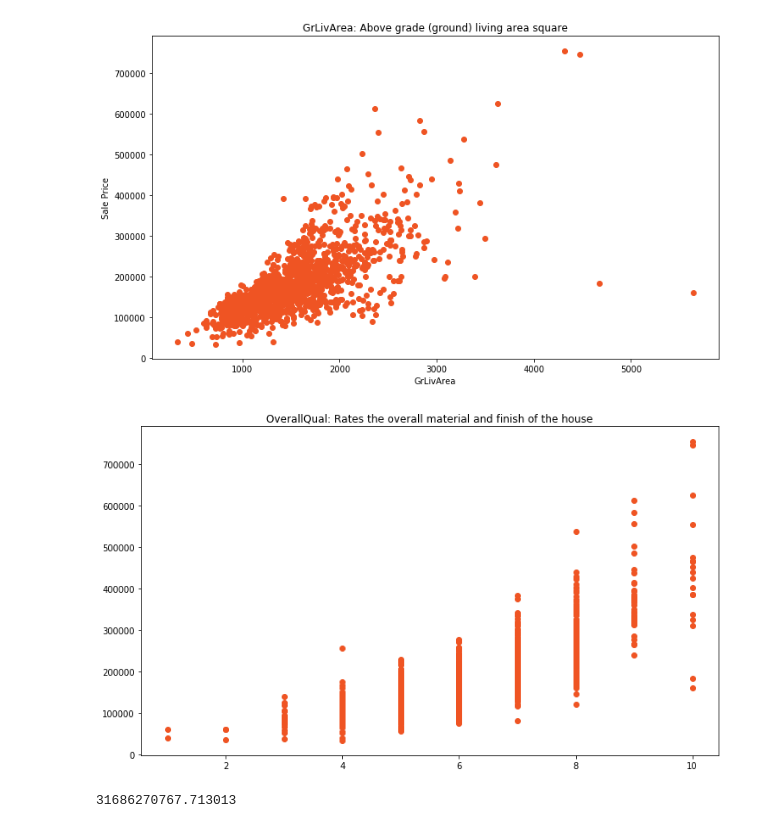
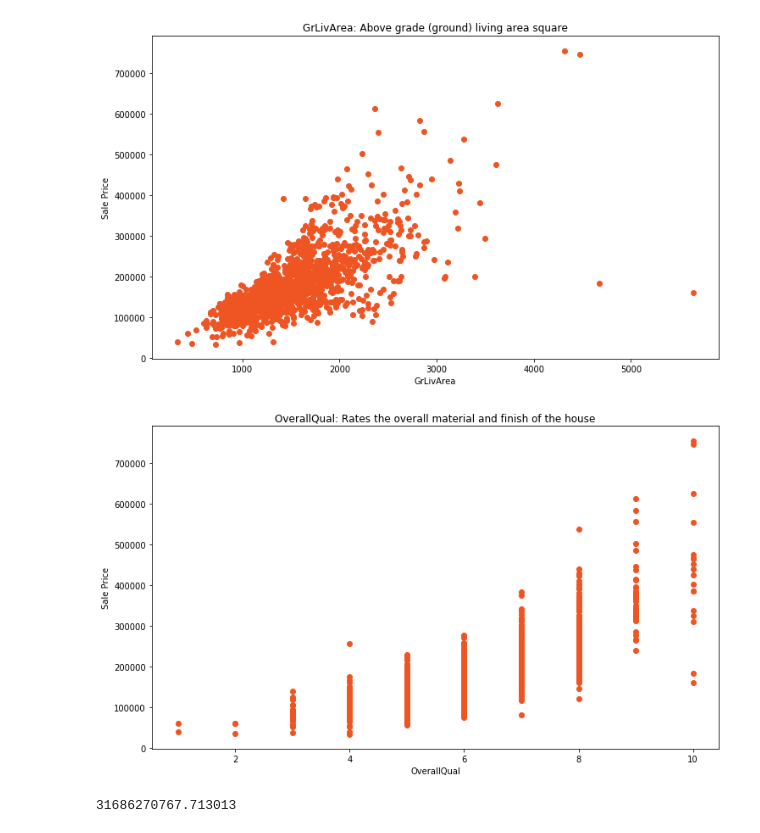
Before and after one commit to Harsha384/Intro2DSA, a Jupyter notebook: ACM612_project_final.ipynb, the cells around one changed output. Saved outputs shown, nothing was run; the diff lists cells and outputs as text; code cells hidden in the pictures.

```diff
--- a/ACM612_project_final.ipynb
+++ b/ACM612_project_final.ipynb
@@ -101,9 +110,11 @@ plt.show;
 # %%
 plt.scatter(x2, y, c='#ef5423');
 plt.title("OverallQual: Rates the overall material and finish of the house")
+plt.xlabel('OverallQual')
+plt.ylabel('Sale Price')
 plt.show;
 # %% [output]
-[figure, old version]
+[figure, new version]
 # %%
 X = np.array([x1,x2,x0]).T
 W = np.array([1,3000,50])
```
Also changed, not shown: parts of 5 cells of this notebook.
